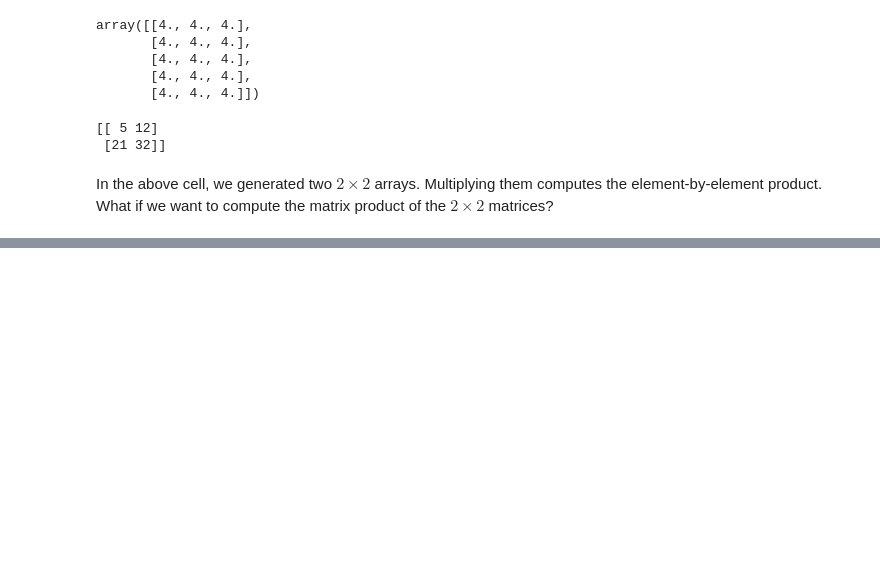
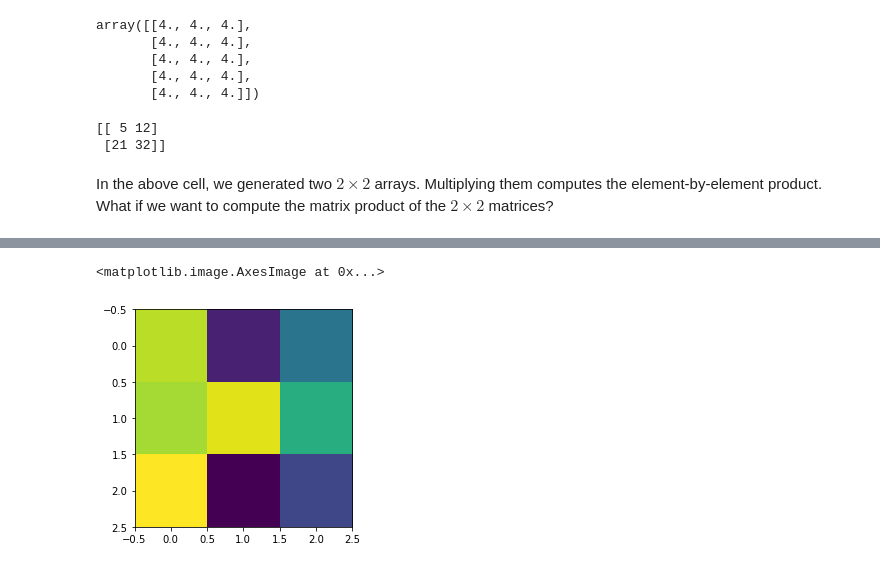
Before and after one commit to jllottes/jllottes.github.io, a Jupyter notebook: _static/weekly_notebooks/week7_notebook.ipynb, the cells around one changed output, grey strips where cells are left out. Saved outputs shown, nothing was run; the diff lists cells and outputs as text; code cells hidden in the pictures; blank space fills up the shorter version.

```diff
--- a/_static/weekly_notebooks/week7_notebook.ipynb
+++ b/_static/weekly_notebooks/week7_notebook.ipynb
@@ -533,0 +580,5 @@ In the above cell, we generated two $2 \times 2$ arrays. Multiplying them comput
+# %%
+plt.imshow(a,cmap='viridis')
+# %% [output]
+<matplotlib.image.AxesImage at 0x...>
+[figure, added]
```
Also changed, not shown: parts of 42 cells of this notebook, 48 other files.
